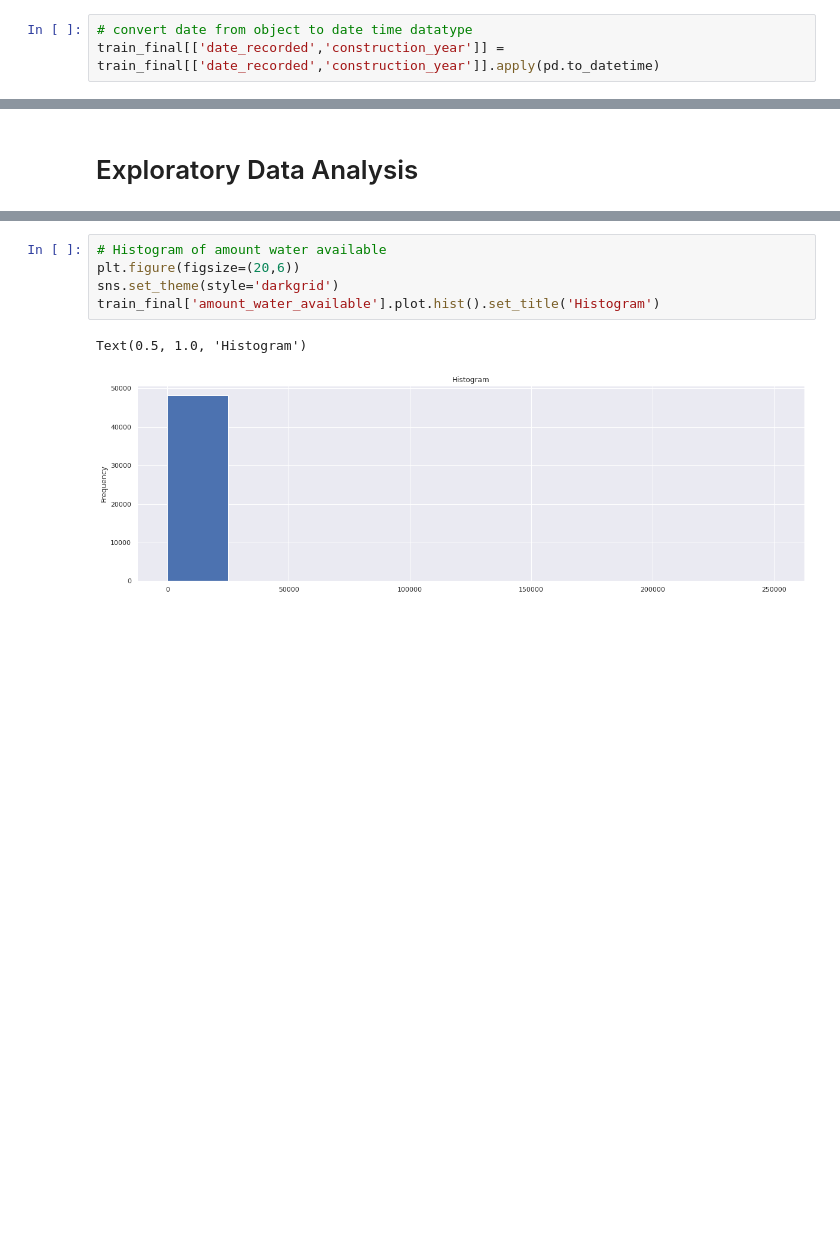
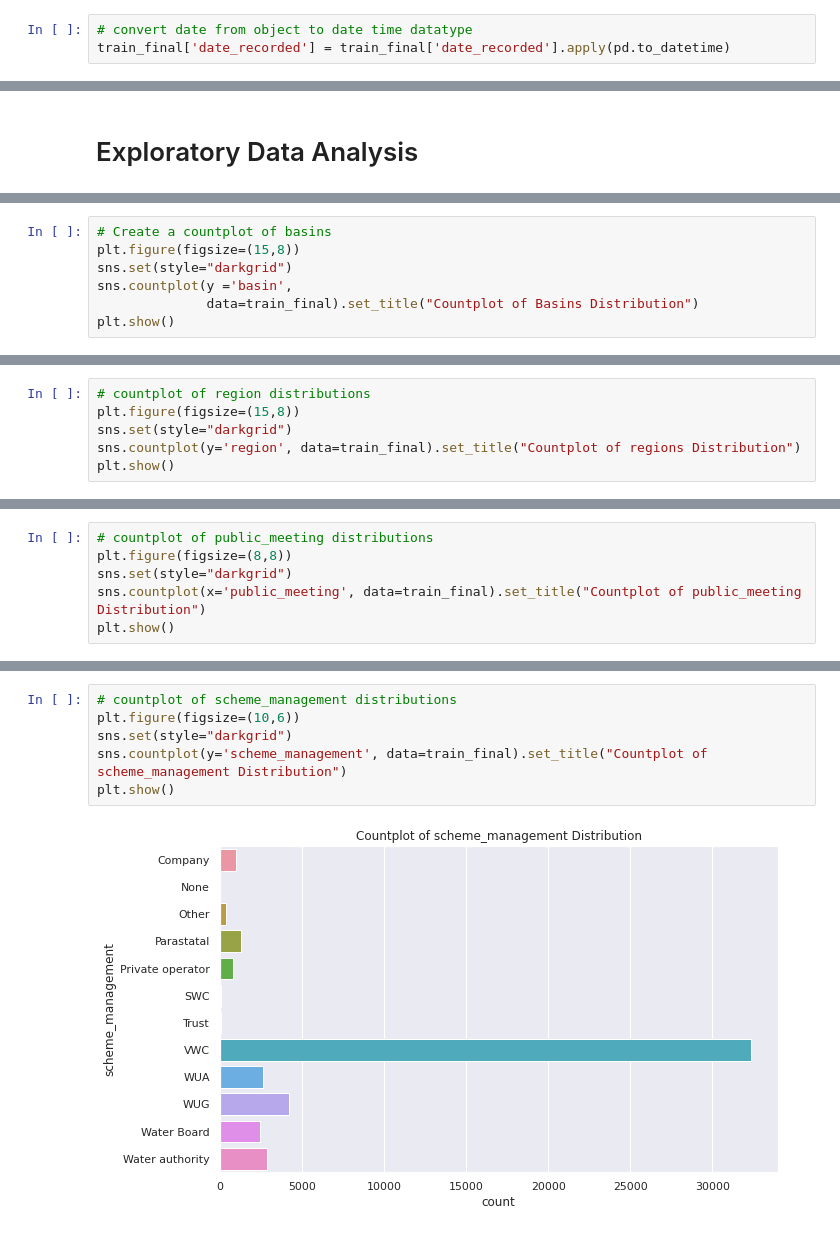
Before and after one commit to njonge-nathan/Capstone-Data-Mining-the-Water-Table.ipynb, a Jupyter notebook: Capstone_Data_Mining_the_Water_Table.ipynb, the cells around one changed output, grey strips where cells are left out. Drawn from its saved outputs; the diff is of its cells as text; blank space fills up the shorter version.

```diff
--- a/Capstone_Data_Mining_the_Water_Table.ipynb
+++ b/Capstone_Data_Mining_the_Water_Table.ipynb
@@ -345,6 +345,6 @@ Index(['id', 'amount_water_available', 'date_recorded', 'funder',
       dtype='object')
 # %%
 # convert date from object to date time datatype
-train_final[['date_recorded','construction_year']] = train_final[['date_recorded','construction_year']].apply(pd.to_datetime)
+train_final['date_recorded'] = train_final['date_recorded'].apply(pd.to_datetime)
 # %%
 # confirming dtypes has been changed
@@ -439,0 +478,7 @@ Text(0.5, 1.0, 'Histogram')
+# %%
+# Create a countplot of basins
+plt.figure(figsize=(15,8))
+sns.set(style="darkgrid")
+sns.countplot(y ='basin',
+              data=train_final).set_title("Countplot of Basins Distribution")
+plt.show()
@@ -439,0 +487,6 @@ Text(0.5, 1.0, 'Histogram')
+# %%
+# countplot of region distributions
+plt.figure(figsize=(15,8))
+sns.set(style="darkgrid")
+sns.countplot(y='region', data=train_final).set_title("Countplot of regions Distribution")
+plt.show()
@@ -439,0 +495,6 @@ Text(0.5, 1.0, 'Histogram')
+# %%
+# countplot of public_meeting distributions
+plt.figure(figsize=(8,8))
+sns.set(style="darkgrid")
+sns.countplot(x='public_meeting', data=train_final).set_title("Countplot of public_meeting Distribution")
+plt.show()
@@ -440,8 +503,8 @@ Text(0.5, 1.0, 'Histogram')
 # %%
-# Histogram of amount water available
-plt.figure(figsize=(20,6))
-sns.set_theme(style='darkgrid')
-train_final['amount_water_available'].plot.hist().set_title('Histogram')
+# countplot of scheme_management distributions
+plt.figure(figsize=(10,6))
+sns.set(style="darkgrid")
+sns.countplot(y='scheme_management', data=train_final).set_title("Countplot of scheme_management Distribution")
+plt.show()
 # %% [output]
-Text(0.5, 1.0, 'Histogram')
-[figure, old version]
+[figure, new version]
```
Also changed, not shown: parts of 61 cells of this notebook.
